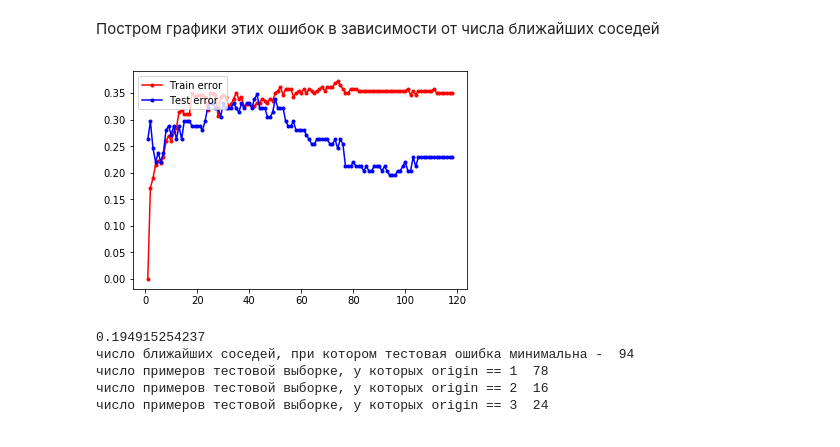
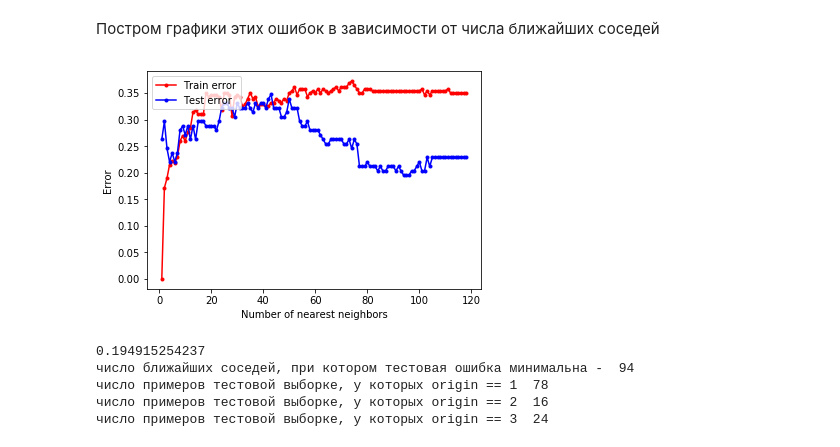
Before and after one commit to mzemlyanikin/hse-ml, a Jupyter notebook: auto-mpg.ipynb, the cells around one changed output. Saved outputs shown, nothing was run; the diff lists cells and outputs as text; code cells hidden in the pictures.

```diff
--- a/auto-mpg.ipynb
+++ b/auto-mpg.ipynb
@@ -467,12 +468,14 @@ for k in kk:
 # %%
 import matplotlib.pyplot as plt
 %matplotlib inline
 plt.plot(kk, err_train, '.-r', label = 'Train error')
 plt.plot(kk, err_test,  '.-b', label = 'Test error')
+plt.xlabel('Number of nearest neighbors')
+plt.ylabel('Error')
 plt.legend(loc = 2)
 pass
 # %% [output]
-[figure, old version]
+[figure, new version]
 # %%
 print(min(err_test))
 print('число ближайших соседей, при котором тестовая ошибка минимальна - ', kk[np.argmin(err_test)])
```
Also changed, not shown: parts of 21 cells of this notebook.
